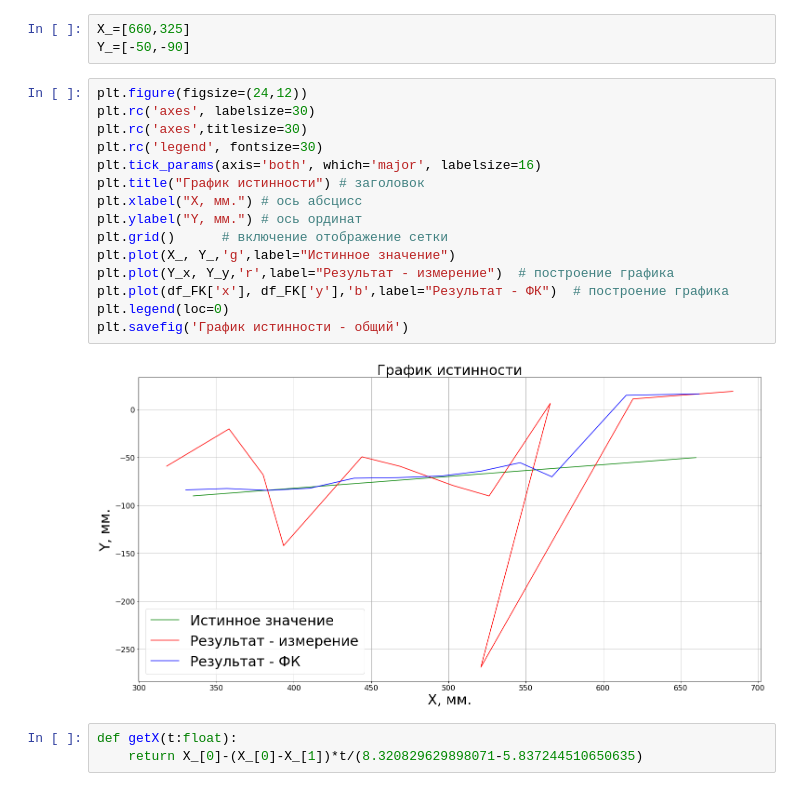
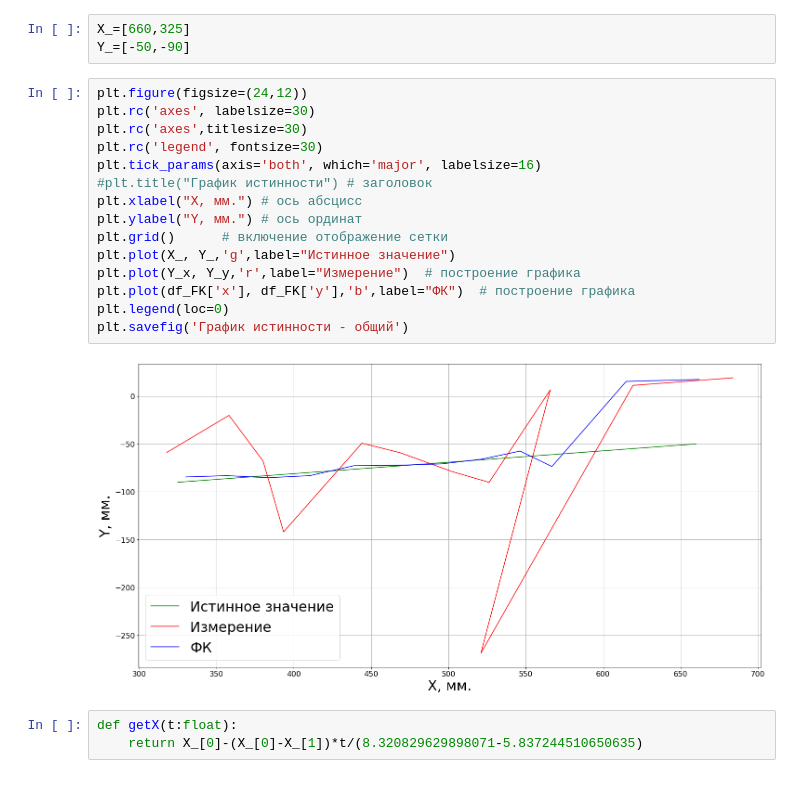
Before and after one commit to ShayhMaksim/Qr-detection, a Jupyter notebook: test.ipynb, the cells around one changed output. Saved outputs shown, nothing was run; the diff lists cells and outputs as text.

```diff
--- a/test.ipynb
+++ b/test.ipynb
@@ -111,20 +111,20 @@ Y_=[-50,-90]
 # %%
 plt.figure(figsize=(24,12))
 plt.rc('axes', labelsize=30)
 plt.rc('axes',titlesize=30)
 plt.rc('legend', fontsize=30)
 plt.tick_params(axis='both', which='major', labelsize=16)
-plt.title("График истинности") # заголовок
+#plt.title("График истинности") # заголовок
 plt.xlabel("X, мм.") # ось абсцисс
 plt.ylabel("Y, мм.") # ось ординат
 plt.grid()      # включение отображение сетки
 plt.plot(X_, Y_,'g',label="Истинное значение")
-plt.plot(Y_x, Y_y,'r',label="Результат - измерение")  # построение графика
-plt.plot(df_FK['x'], df_FK['y'],'b',label="Результат - ФК")  # построение графика
+plt.plot(Y_x, Y_y,'r',label="Измерение")  # построение графика
+plt.plot(df_FK['x'], df_FK['y'],'b',label="ФК")  # построение графика
 plt.legend(loc=0)
 plt.savefig('График истинности - общий')
 # %% [output]
-[figure, old version]
+[figure, new version]
 # %%
 def getX(t:float):
     return X_[0]-(X_[0]-X_[1])*t/(8.320829629898071-5.837244510650635)
```
Also changed, not shown: parts of 4 cells of this notebook.
